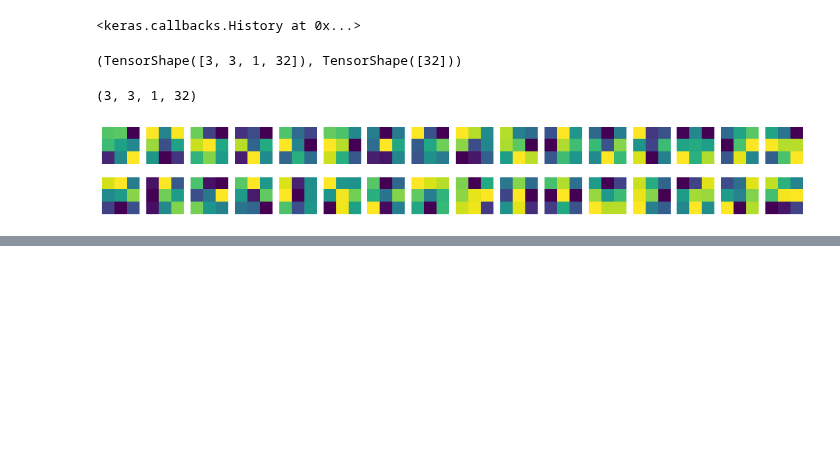
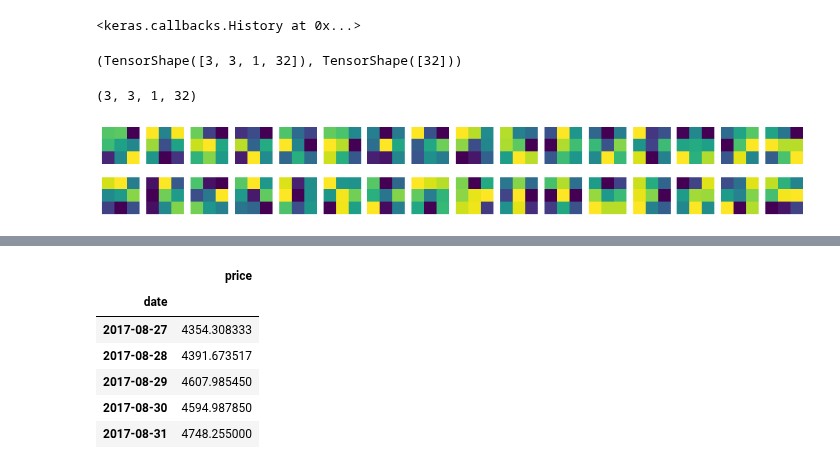
Before and after one commit to leekyuyoung20221226/python, a Jupyter notebook: 머신러닝_20230315.ipynb, the cells around one changed output, grey strips where cells are left out. Saved outputs shown, nothing was run; the diff lists cells and outputs as text; code cells hidden in the pictures; blank space fills up the shorter version.

```diff
--- a/머신러닝_20230315.ipynb
+++ b/머신러닝_20230315.ipynb
@@ -112,0 +156,10 @@ plt.show()
+# %%
+bitcoin.head()
+# %% [output]
+|  | price |
+| date |  |
+| 2017-08-27 | 4354.308333 |
+| 2017-08-28 | 4391.673517 |
+| 2017-08-29 | 4607.985450 |
+| 2017-08-30 | 4594.987850 |
+| 2017-08-31 | 4748.255000 |
```
Also changed, not shown: parts of 22 cells of this notebook.
